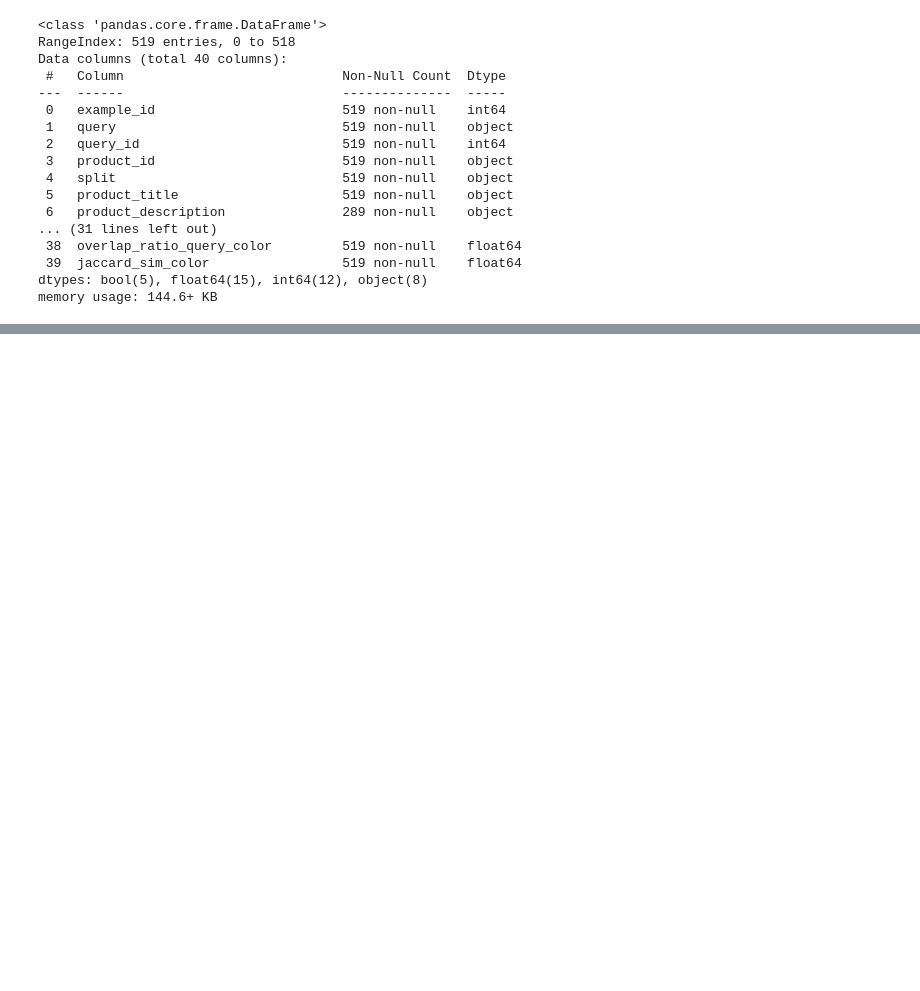
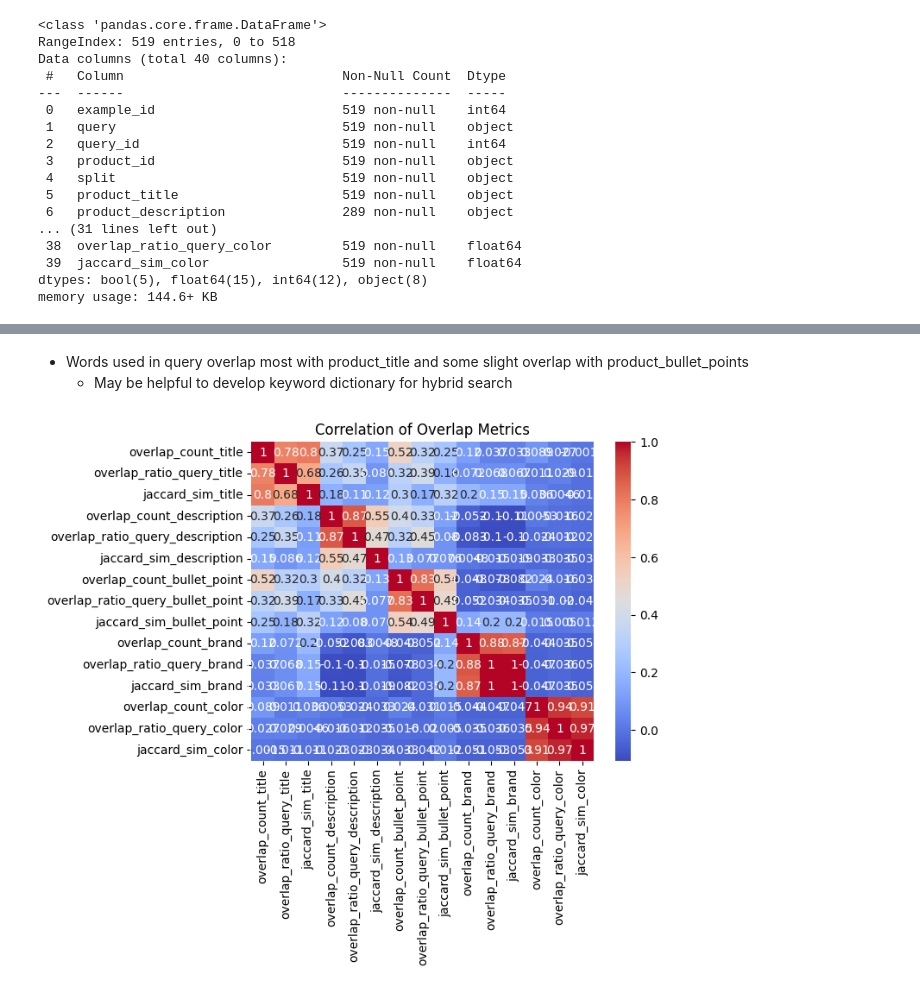
Before and after one commit to schellrw/semantic-search, a Jupyter notebook: notebooks/01_data_exploration.ipynb, the cells around one changed output, grey strips where cells are left out. Saved outputs shown, nothing was run; the diff lists cells and outputs as text; code cells hidden in the pictures; blank space fills up the shorter version.

Commit message:
feature engineering, text processing, keyword dicts

```diff
--- a/notebooks/01_data_exploration.ipynb
+++ b/notebooks/01_data_exploration.ipynb
@@ -751,0 +742,12 @@ df.head()
+# %%
+summary = {}
+
+for col in ['title', 'description', 'bullet_point', 'brand', 'color']:
+    summary[col] = {
+        'contains_pct': df[f'query_in_{col}'].mean(),
+        'avg_overlap_count': df[f'overlap_count_{col}'].mean(),
+        'avg_overlap_ratio': df[f'overlap_ratio_query_{col}'].mean(),
+        'avg_jaccard': df[f'jaccard_sim_{col}'].mean()
+    }
+
+df_overlap = pd.DataFrame(summary).T
@@ -751,0 +763,3 @@ df.head()
+# %% [markdown]
+* Words used in query overlap most with product_title and some slight overlap with product_bullet_points
+  * May be helpful to develop keyword dictionary for hybrid search
@@ -751,0 +770,7 @@ df.head()
+# %%
+overlap_cols = [col for col in df.columns if col.startswith('overlap_') or col.startswith('jaccard_sim')]
+sns.heatmap(df[overlap_cols].corr(), annot=True, cmap='coolwarm')
+plt.title("Correlation of Overlap Metrics")
+plt.show()
+# %% [output]
+[figure, added]
```
Also changed, not shown: parts of 3 cells of this notebook, 6 other files.
